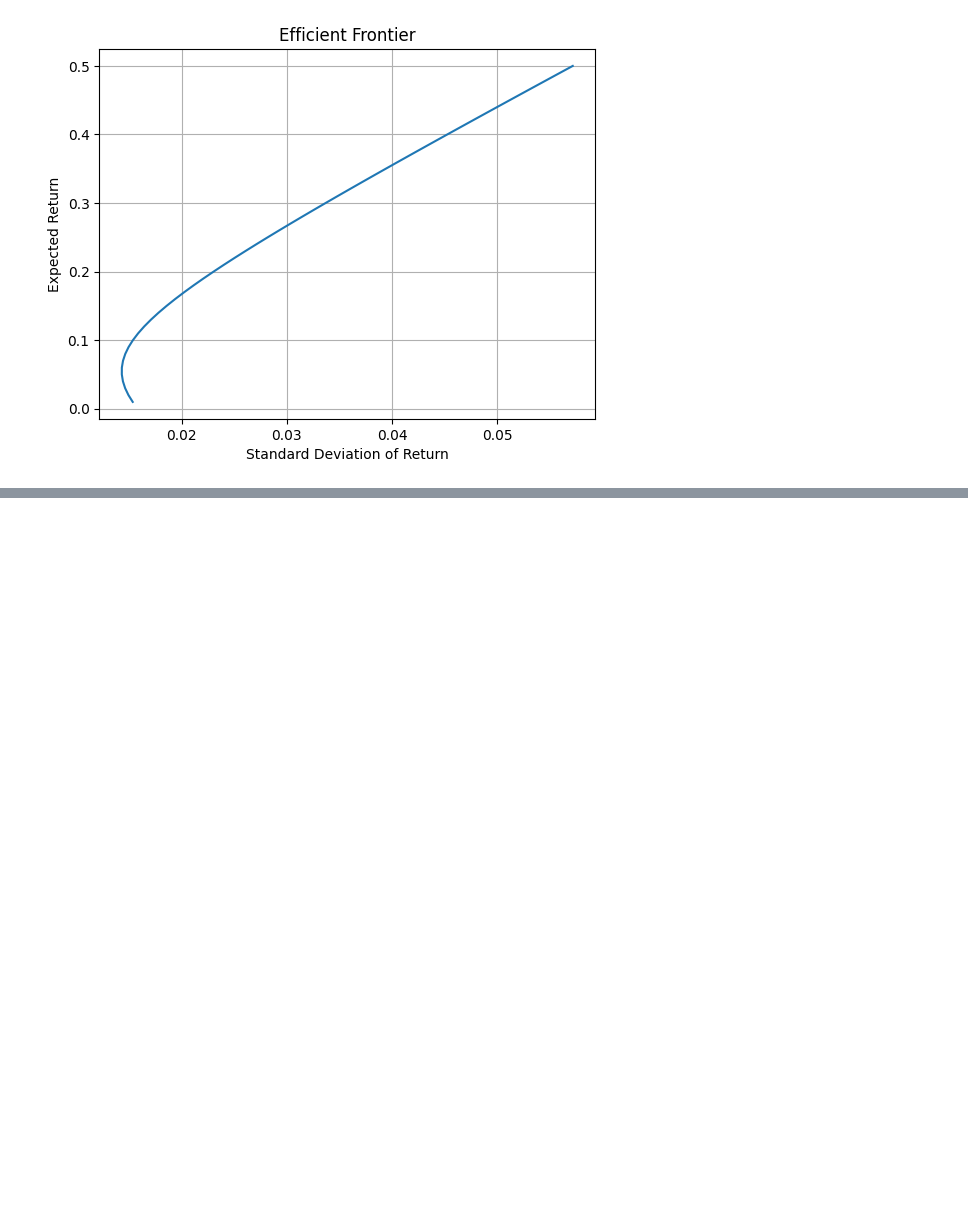
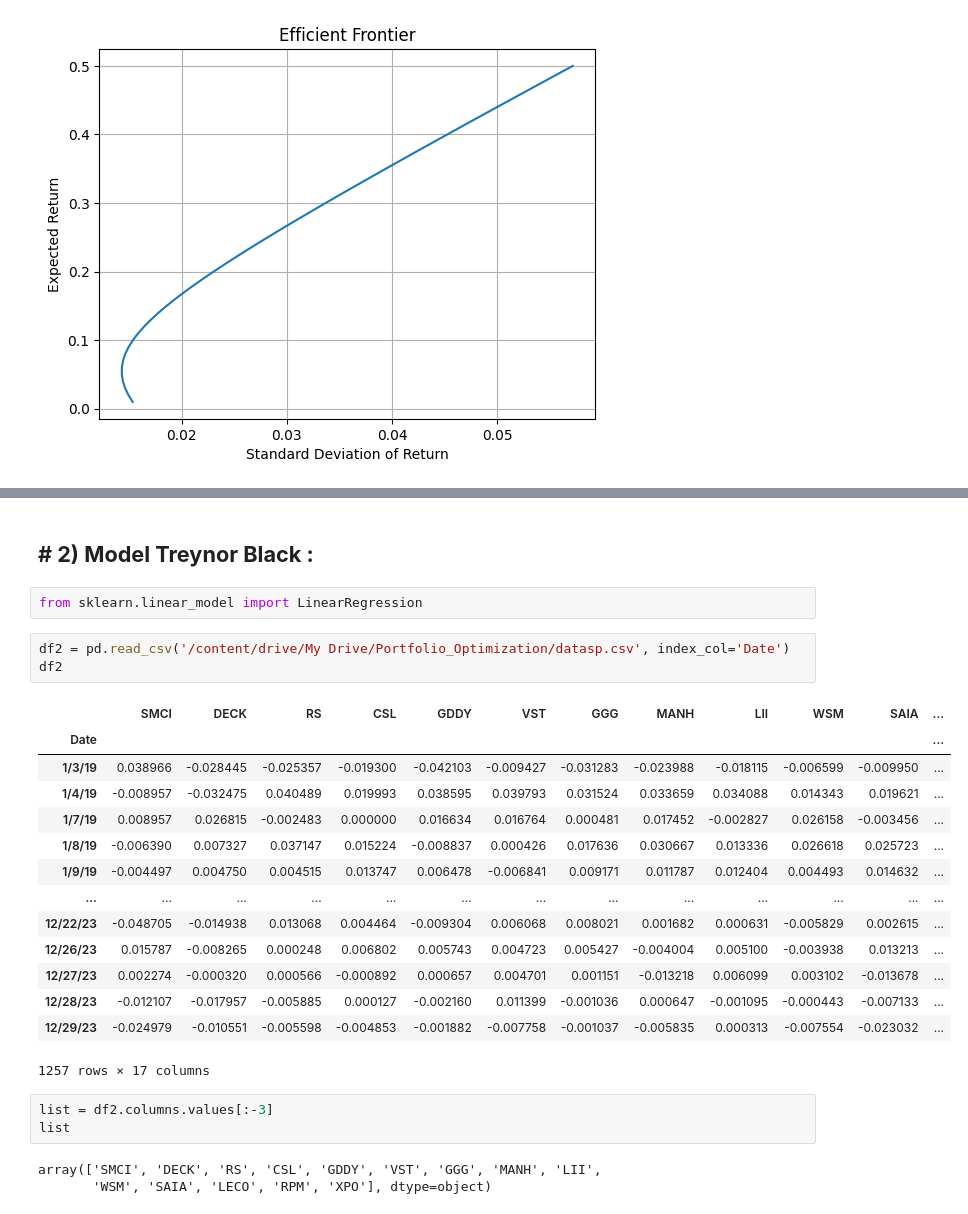
Before and after one commit to Fenilsavani-and/Portfolio_Optimization, a Jupyter notebook: MVO.ipynb, the cells around one changed output, grey strips where cells are left out. Drawn from its saved outputs; the diff is of its cells as text; blank space fills up the shorter version.

```diff
--- a/MVO.ipynb
+++ b/MVO.ipynb
@@ -252,0 +163,28 @@ plt.show()
+# %% [markdown]
+## **# 2) Model Treynor Black :**
+# %%
+from sklearn.linear_model import LinearRegression
+# %%
+df2 = pd.read_csv('/content/drive/My Drive/Portfolio_Optimization/datasp.csv', index_col='Date')
+df2
+# %% [output]
+|  | SMCI | DECK | RS | CSL | GDDY | VST | GGG | MANH | LII | WSM | SAIA | ... |
+| Date |  |  |  |  |  |  |  |  |  |  |  | ... |
+| 1/3/19 | 0.038966 | -0.028445 | -0.025357 | -0.019300 | -0.042103 | -0.009427 | -0.031283 | -0.023988 | -0.018115 | -0.006599 | -0.009950 | ... |
+| 1/4/19 | -0.008957 | -0.032475 | 0.040489 | 0.019993 | 0.038595 | 0.039793 | 0.031524 | 0.033659 | 0.034088 | 0.014343 | 0.019621 | ... |
+| 1/7/19 | 0.008957 | 0.026815 | -0.002483 | 0.000000 | 0.016634 | 0.016764 | 0.000481 | 0.017452 | -0.002827 | 0.026158 | -0.003456 | ... |
+| 1/8/19 | -0.006390 | 0.007327 | 0.037147 | 0.015224 | -0.008837 | 0.000426 | 0.017636 | 0.030667 | 0.013336 | 0.026618 | 0.025723 | ... |
+| 1/9/19 | -0.004497 | 0.004750 | 0.004515 | 0.013747 | 0.006478 | -0.006841 | 0.009171 | 0.011787 | 0.012404 | 0.004493 | 0.014632 | ... |
+| ... | ... | ... | ... | ... | ... | ... | ... | ... | ... | ... | ... | ... |
+| 12/22/23 | -0.048705 | -0.014938 | 0.013068 | 0.004464 | -0.009304 | 0.006068 | 0.008021 | 0.001682 | 0.000631 | -0.005829 | 0.002615 | ... |
+| 12/26/23 | 0.015787 | -0.008265 | 0.000248 | 0.006802 | 0.005743 | 0.004723 | 0.005427 | -0.004004 | 0.005100 | -0.003938 | 0.013213 | ... |
+| 12/27/23 | 0.002274 | -0.000320 | 0.000566 | -0.000892 | 0.000657 | 0.004701 | 0.001151 | -0.013218 | 0.006099 | 0.003102 | -0.013678 | ... |
+| 12/28/23 | -0.012107 | -0.017957 | -0.005885 | 0.000127 | -0.002160 | 0.011399 | -0.001036 | 0.000647 | -0.001095 | -0.000443 | -0.007133 | ... |
+| 12/29/23 | -0.024979 | -0.010551 | -0.005598 | -0.004853 | -0.001882 | -0.007758 | -0.001037 | -0.005835 | 0.000313 | -0.007554 | -0.023032 | ... |
+1257 rows × 17 columns
+# %%
+list = df2.columns.values[:-3]
+list
+# %% [output]
+array(['SMCI', 'DECK', 'RS', 'CSL', 'GDDY', 'VST', 'GGG', 'MANH', 'LII',
+       'WSM', 'SAIA', 'LECO', 'RPM', 'XPO'], dtype=object)
```
Also changed, not shown: parts of 33 cells of this notebook.
